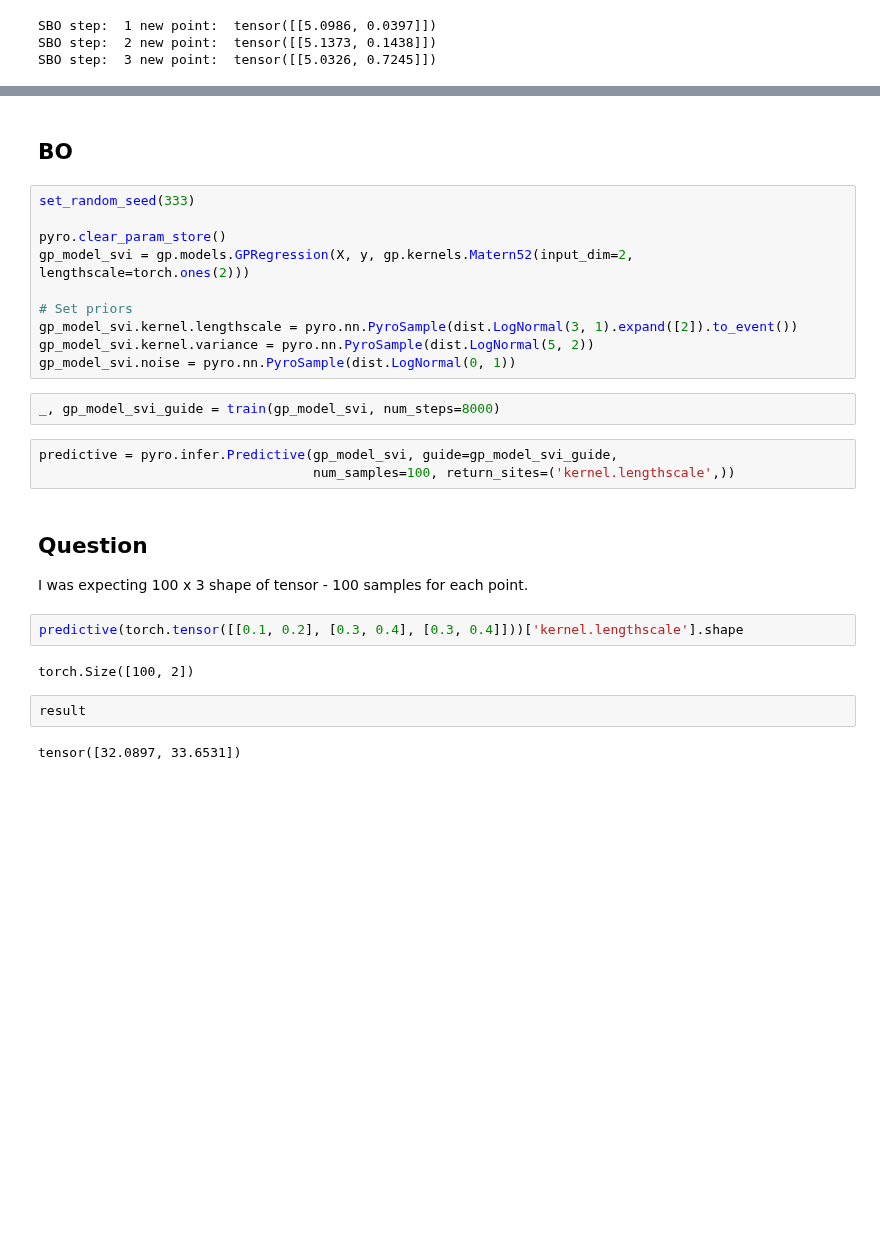
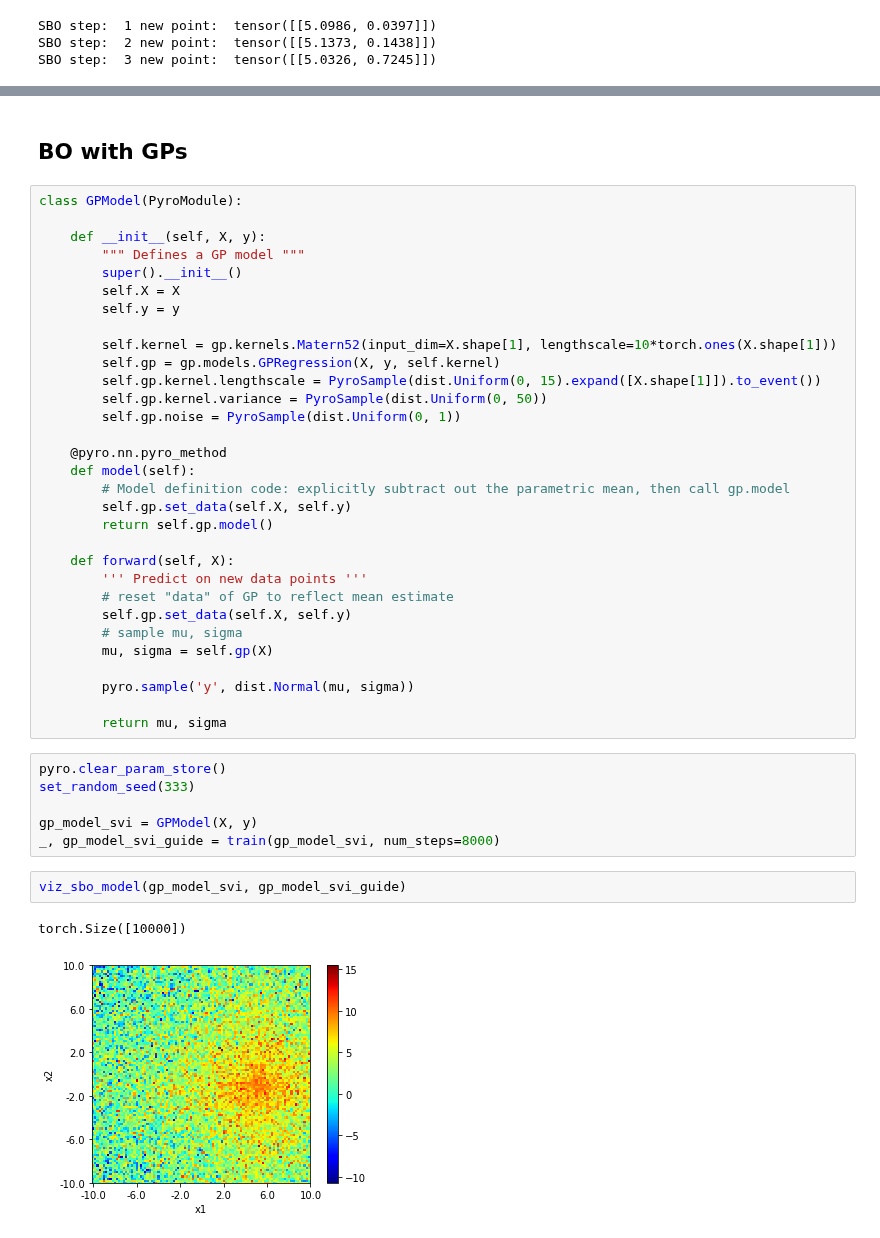
Before and after one commit to alan-turing-institute/SBO_Pyro, a Jupyter notebook: hyperbolic_pyro_sbo.ipynb, the cells around one changed output, grey strips where cells are left out. Saved outputs shown, nothing was run; the diff lists cells and outputs as text; blank space fills up the shorter version.

```diff
--- a/hyperbolic_pyro_sbo.ipynb
+++ b/hyperbolic_pyro_sbo.ipynb
@@ -328,31 +331,46 @@ plt.scatter(semiparametric.X[:,0].detach().numpy(), semiparametric.X[:,1].detach
 # %% [output]
 [figure]
 # %% [markdown]
-## BO
+## BO with GPs
-# %%
-set_random_seed(333)
-
-pyro.clear_param_store()
-gp_model_svi = gp.models.GPRegression(X, y, gp.kernels.Matern52(input_dim=2, lengthscale=torch.ones(2)))
-
-# Set priors
-gp_model_svi.kernel.lengthscale = pyro.nn.PyroSample(dist.LogNormal(3, 1).expand([2]).to_event())
-gp_model_svi.kernel.variance = pyro.nn.PyroSample(dist.LogNormal(5, 2))
-gp_model_svi.noise = pyro.nn.PyroSample(dist.LogNormal(0, 1))
+# %%
+class GPModel(PyroModule):
+
+    def __init__(self, X, y):
+        """ Defines a GP model """
+        super().__init__()
+        self.X = X
+        self.y = y
+
+        self.kernel = gp.kernels.Matern52(input_dim=X.shape[1], lengthscale=10*torch.ones(X.shape[1]))
+        self.gp = gp.models.GPRegression(X, y, self.kernel)
+        self.gp.kernel.lengthscale = PyroSample(dist.Uniform(0, 15).expand([X.shape[1]]).to_event())
+        self.gp.kernel.variance = PyroSample(dist.Uniform(0, 50))
+        self.gp.noise = PyroSample(dist.Uniform(0, 1))
+
+    @pyro.nn.pyro_method
+    def model(self):
+        # Model definition code: explicitly subtract out the parametric mean, then call gp.model
+        self.gp.set_data(self.X, self.y)
+        return self.gp.model()
+
+    def forward(self, X):
+        ''' Predict on new data points '''
+        # reset "data" of GP to reflect mean estimate
+        self.gp.set_data(self.X, self.y)
+        # sample mu, sigma
+        mu, sigma = self.gp(X)
+
+        pyro.sample('y', dist.Normal(mu, sigma))
+
+        return mu, sigma
 # %%
+pyro.clear_param_store()
+set_random_seed(333)
+
+gp_model_svi = GPModel(X, y)
 _, gp_model_svi_guide = train(gp_model_svi, num_steps=8000)
-# %%
-predictive = pyro.infer.Predictive(gp_model_svi, guide=gp_model_svi_guide,
-                                   num_samples=100, return_sites=('kernel.lengthscale',))
-# %% [markdown]
-## Question
-
-I was expecting 100 x 3 shape of tensor - 100 samples for each point.
-# %%
-predictive(torch.tensor([[0.1, 0.2], [0.3, 0.4], [0.3, 0.4]]))['kernel.lengthscale'].shape
-# %% [output]
-torch.Size([100, 2])
-# %%
-result
-# %% [output]
-tensor([32.0897, 33.6531])
+# %%
+viz_sbo_model(gp_model_svi, gp_model_svi_guide)
+# %% [output]
+torch.Size([10000])
+[figure, added]
```
Also changed, not shown: parts of 8 cells of this notebook.
